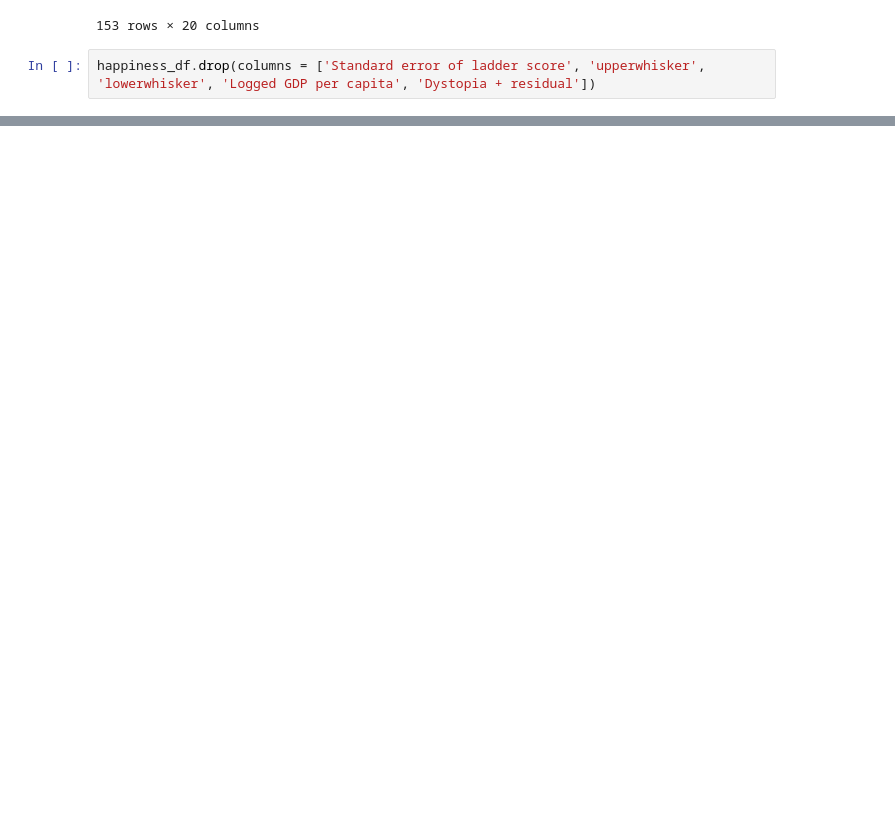
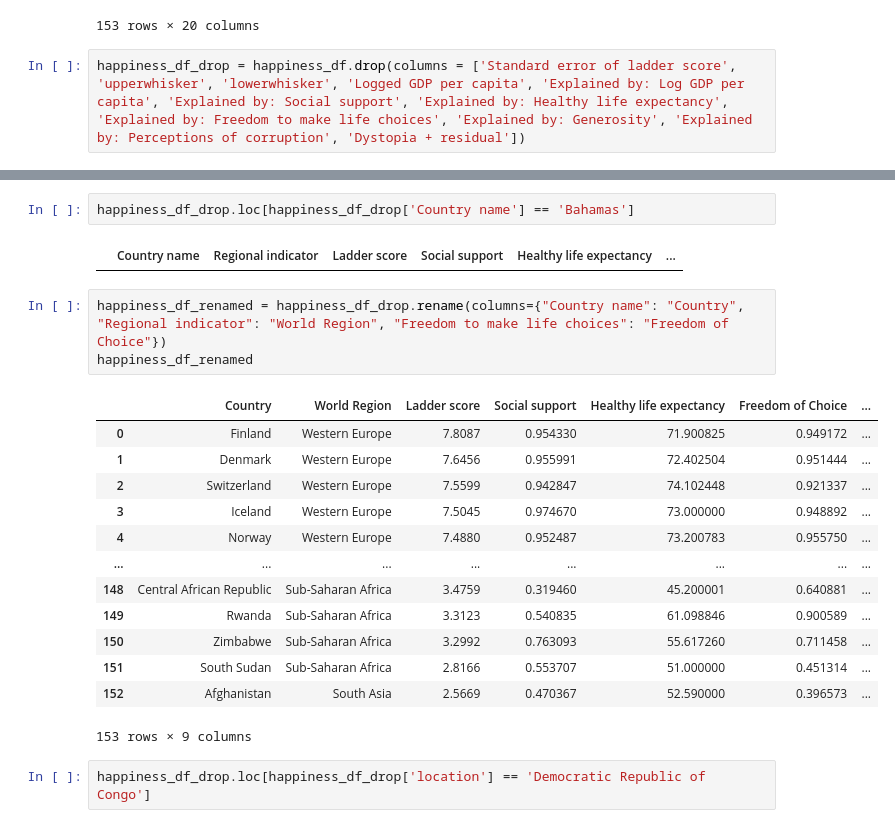
Before and after one commit to Kpearson72/etl-project-team4, a Jupyter notebook: Avery_working_directory/Avery_working_happiness_notebook.ipynb, the cells around one changed output, grey strips where cells are left out. Cells and saved outputs as stored; diff of their text form; blank space fills up the shorter version.

```diff
--- a/Avery_working_directory/Avery_working_happiness_notebook.ipynb
+++ b/Avery_working_directory/Avery_working_happiness_notebook.ipynb
@@ -23,4 +23,4 @@ happiness_df
 | 152 | Afghanistan | South Asia | 2.5669 | 0.031311 | 2.628270 | 2.505530 | ... |
 153 rows × 20 columns
 # %%
-happiness_df.drop(columns = ['Standard error of ladder score', 'upperwhisker', 'lowerwhisker', 'Logged GDP per capita', 'Dystopia + residual'])
+happiness_df_drop = happiness_df.drop(columns = ['Standard error of ladder score', 'upperwhisker', 'lowerwhisker', 'Logged GDP per capita', 'Explained by: Log GDP per capita', 'Explained by: Social support', 'Explained by: Healthy life expectancy', 'Explained by: Freedom to make life choices', 'Explained by: Generosity', 'Explained by: Perceptions of corruption', 'Dystopia + residual'])
@@ -42,0 +72,23 @@ happiness_df.['']
+# %%
+happiness_df_drop.loc[happiness_df_drop['Country name'] == 'Bahamas']
+# %% [output]
+|  | Country name | Regional indicator | Ladder score | Social support | Healthy life expectancy | ... |
+# %%
+happiness_df_renamed = happiness_df_drop.rename(columns={"Country name": "Country", "Regional indicator": "World Region", "Freedom to make life choices": "Freedom of Choice"})
+happiness_df_renamed
+# %% [output]
+|  | Country | World Region | Ladder score | Social support | Healthy life expectancy | Freedom of Choice | ... |
+| 0 | Finland | Western Europe | 7.8087 | 0.954330 | 71.900825 | 0.949172 | ... |
+| 1 | Denmark | Western Europe | 7.6456 | 0.955991 | 72.402504 | 0.951444 | ... |
+| 2 | Switzerland | Western Europe | 7.5599 | 0.942847 | 74.102448 | 0.921337 | ... |
+| 3 | Iceland | Western Europe | 7.5045 | 0.974670 | 73.000000 | 0.948892 | ... |
+| 4 | Norway | Western Europe | 7.4880 | 0.952487 | 73.200783 | 0.955750 | ... |
+| ... | ... | ... | ... | ... | ... | ... | ... |
+| 148 | Central African Republic | Sub-Saharan Africa | 3.4759 | 0.319460 | 45.200001 | 0.640881 | ... |
+| 149 | Rwanda | Sub-Saharan Africa | 3.3123 | 0.540835 | 61.098846 | 0.900589 | ... |
+| 150 | Zimbabwe | Sub-Saharan Africa | 3.2992 | 0.763093 | 55.617260 | 0.711458 | ... |
+| 151 | South Sudan | Sub-Saharan Africa | 2.8166 | 0.553707 | 51.000000 | 0.451314 | ... |
+| 152 | Afghanistan | South Asia | 2.5669 | 0.470367 | 52.590000 | 0.396573 | ... |
+153 rows × 9 columns
+# %%
+happiness_df_drop.loc[happiness_df_drop['location'] == 'Democratic Republic of Congo']
```
Also changed, not shown: parts of 5 cells of this notebook, 2 other files.
